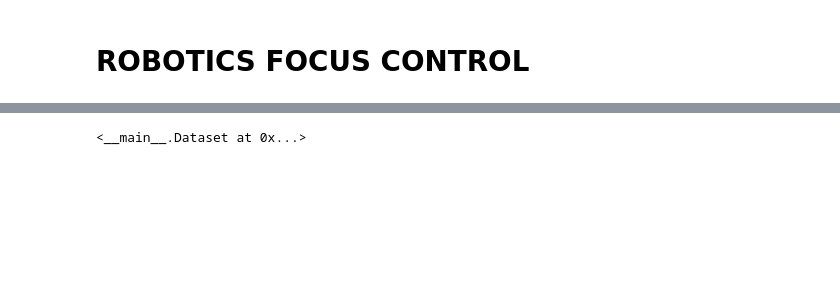
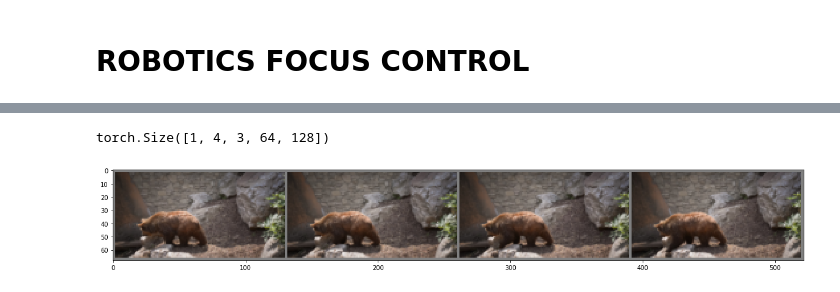
Before and after one commit to cianhwang/pyFusion, a Jupyter notebook: Robotics_Control.ipynb, the cells around one changed output, grey strips where cells are left out. Drawn from its saved outputs; the diff is of its cells as text; code cells hidden in the pictures; blank space fills up the shorter version.

```diff
--- a/Robotics_Control.ipynb
+++ b/Robotics_Control.ipynb
@@ -262,9 +256,11 @@ focusLocNet(
 # x = torch.rand(1, 3, 512, 896)
 # mu, l, p = model(x)
 # %%
+from skimage import transform
+from skimage.io import imread
 class Dataset(data.Dataset):
 
-    def __init__(self, gross, seq = 5, transform = None):
+    def __init__(self, gross, seq = 4, transform = None):
         self.gross = gross
         self.seq = seq
         self.transform = transform
@@ -275,9 +271,21 @@ class Dataset(data.Dataset):
     def __getitem__(self, index):
 
         # shape: (Seq, C, H, W)
+        # X = torch.rand(self.seq , 3, 128, 256)
+        # dpt = torch.rand(self.seq, 1, 128, 256)
+        X = []
+        dpt = []
+        for i in range(self.seq):
+            img = imread("../datasets/DAVIS/JPEGImages/bear/{:05d}.jpg".format(index + i*3))
+            img = np.float32(img)/127.5-1
+            img = transform.resize(img, (64, 128))
+            X.append(img.transpose(2, 0, 1))
+            d = np.load("../datasets/DAVIS/viz_predictions/bear/{:05d}.npy".format(index + i*3))
+            d = transform.resize(d, (64, 128))
+            dpt.append(d)
 
-        X = torch.rand(self.seq , 3, 512, 896)
-        dpt = torch.rand(self.seq, 1, 512, 896)
+        X = np.stack(X)
+        dpt = np.stack(dpt)
 
         return (X, dpt)
 
@@ -286,12 +294,26 @@ Generate pseudo data for training.
 '''
 
 dataset = Dataset(21, transform = transforms.Compose([
-        transforms.Normalize(mean=[0.485, 0.456, 0.406],
-                                 std=[0.229, 0.224, 0.225])]))
+        transforms.ToTensor()]))
+        #transforms.Normalize(mean=[0.485, 0.456, 0.406],
+         #                        std=[0.229, 0.224, 0.225])]))
 
-params = {'batch_size':7, 'shuffle':True, 'num_workers':4}
+params = {'batch_size':1, 'shuffle':True, 'num_workers':4}
 dataGenerator = data.DataLoader(dataset, **params)
-# %%
-dataGenerator.dataset
-# %% [output]
-<__main__.Dataset at 0x...>
+# %%
+def imshow(img):
+    img = img / 2 + 0.5     # unnormalize
+    npimg = img.numpy()
+    plt.figure(figsize=(20,10))
+    plt.imshow(np.transpose(npimg, (1, 2, 0)))
+    plt.show()
+
+
+# get some random training images
+dataiter = iter(dataGenerator)
+images, labels = dataiter.next()
+print(images.size())
+imshow(utils.make_grid(images[0]))
+# %% [output]
+torch.Size([1, 4, 3, 64, 128])
+[figure, added]
```
Also changed, not shown: parts of 9 cells of this notebook.
